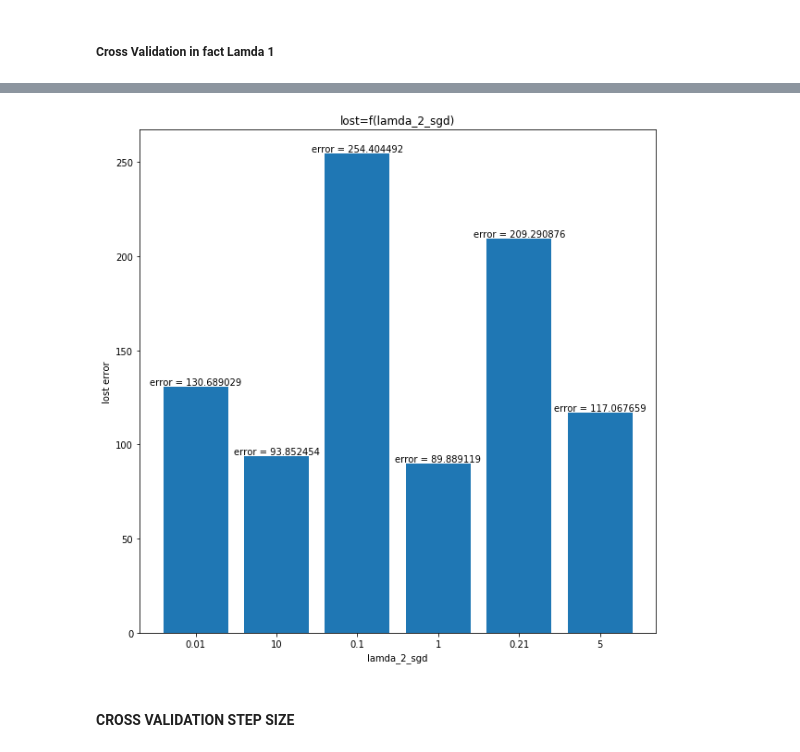
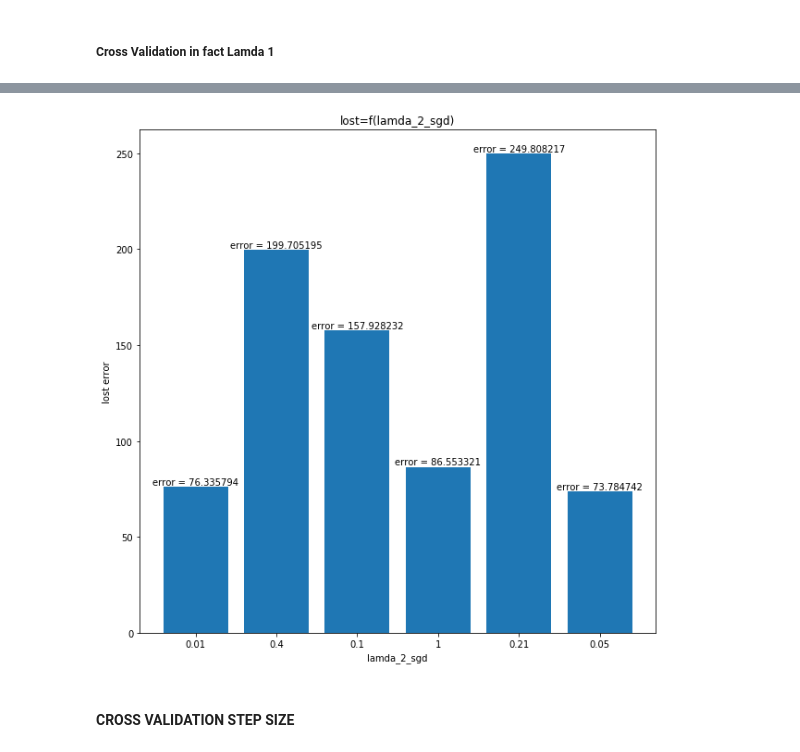
Before and after one commit to Panongbene/PROJECT_DATA_SCIENCE, a Jupyter notebook: optimization-convex/SOLVE_DL_HW3.ipynb, the cells around one changed output, grey strips where cells are left out. Saved outputs shown, nothing was run; the diff lists cells and outputs as text; code cells hidden in the pictures.

```diff
--- a/optimization-convex/SOLVE_DL_HW3.ipynb
+++ b/optimization-convex/SOLVE_DL_HW3.ipynb
@@ -416,8 +413,8 @@ def traning_mini_bath_SGD(data_X, data_Y, lamda_1, lamda_2, step_size, nb_neuron
     """we use this function for training the weights using mini bath sge """
 
     # initialize weight
-    W_1 = 0.001*np.random.rand(data_X.shape[1], nb_neuronal_first_layer)
-    W_2 = 0.001*np.random.rand(nb_neuronal_first_layer, 1)#0.1*np.ones((1, nb_output_first_layer))
+    W_1 = 0.01*np.random.rand(data_X.shape[1], nb_neuronal_first_layer)
+    W_2 = 0.01*np.random.rand(nb_neuronal_first_layer, 1)#0.1*np.ones((1, nb_output_first_layer))
     training_error = list()
 
     batch_list = [random.randint(0,data_X.shape[0])%data_X.shape[0] for i in range(size_batch)]
@@ -429,8 +426,8 @@ def traning_mini_bath_SGD(data_X, data_Y, lamda_1, lamda_2, step_size, nb_neuron
         for j in batch_list:
             W_1_grad, W_2_grad = gradient_loss_g_i(pd.DataFrame(data_X.iloc[j]).T, data_Y[j], W_1, W_2, lamda_1, lamda_2)
 
-            W_1_g = W_1_g + W_1_grad
-            W_2_g = W_2_g + W_2_grad
+            W_1_g = (W_1_g + W_1_grad)/size_batch
+            W_2_g = (W_2_g + W_2_grad)/size_batch
 
         #print(np.linalg.norm(W_2_grad))
         loss_ = loss_function_f(data_X, data_Y, W_1, W_2, lamda_1, lamda_2)
@@ -438,12 +435,12 @@ def traning_mini_bath_SGD(data_X, data_Y, lamda_1, lamda_2, step_size, nb_neuron
         #print(loss_)
         training_error.append(loss_)
 
-        W_1 = W_1 - step_size*W_1_grad
-        W_2 = W_2 - step_size*W_2_grad
+        W_1 = W_1 - step_size*W_1_g
+        W_2 = W_2 - step_size*W_2_g
     #print(W_2)
     return W_1, W_2, training_error
 # %%
-l1, l2, training_error = traning_mini_bath_SGD(data_X, data_Y, lamda_1, lamda_2, step_size, nb_neuronal_first_layer, size_batch, 200)
+l1, l2, training_error = traning_mini_bath_SGD(data_X, data_Y, lamda_1, lamda_2, step_size, nb_neuronal_first_layer, size_batch, 1000)
 # %%
 N = np.arange(len(training_error))
 plot_figure(training_error, N, "training_error", "Training error Number iteration", 'Number iteration', 'Training Error')
@@ -458,11 +455,10 @@ nb_neurone = 10
 # %% [markdown]
 ##### Cross Validation in fact Lamda 1
 # %%
-lamda_2 = 0.1
+lamda_2 = 0.01
 step_size = 0.01
-size_batch = 50
-list_parameter_lamda_1 = [0.01, 10, 0.1, 1, 0.21, 5]
-# size data
+size_batch = 1
+list_parameter_lamda_1 = [0.001, 10, 0.1, 1, 0.21, 5]
 size_data = data_X.shape[0]
 
 # build different k fold
@@ -497,8 +493,8 @@ plot_hist(["0.01", "10", "0.1", "1", "0.21", "5"], error_cross_validation_lamda_
 # %%
-lamda_1 = 0.1
-step_size = 0.01
-size_batch = 50
-list_parameter_lamda_2 = [0.01, 10, 0.1, 1, 0.21, 5]
+lamda_1 = 0.01
+step_size = 0.001
+size_batch = 1
+list_parameter_lamda_2 = [0.01, 0.4, 0.1, 1, 0.21, 0.05]
 
 # size data
 size_data = data_X.shape[0]
@@ -521,15 +517,15 @@ for i in range(len(list_parameter_lamda_2)):
         testing_X = data_X[[x not in training_index for x in  data_X.index.values.tolist()]]
         testing_Y = data_Y.T[[x not in training_index for x in  data_X.index.values.tolist()]].T
 
-        l1, l2, training_error = traning_mini_bath_SGD(training_X, training_Y, lamda_1, list_parameter_lamda_2[i], step_size, nb_neurone, 1, 115)
+        l1, l2, training_error = traning_mini_bath_SGD(training_X, training_Y, lamda_1, list_parameter_lamda_2[i], step_size, nb_neurone, size_batch, 115)
         tamp_1 = loss_function_f(testing_X, testing_Y, l1, l2, lamda_1, list_parameter_lamda_2[i])
 
         error_k_fold.append(tamp_1)
     error_cross_validation_lamda_2_.append(np.mean(error_k_fold))
 # %%
-plot_hist(["0.01", "10", "0.1", "1", "0.21", "5"], error_cross_validation_lamda_2_, "lost=f(lamda_2_sgd)", "lamda_2_sgd", "lost error")
+plot_hist(["0.01", "0.4", "0.1", "1", "0.21", "0.05"], error_cross_validation_lamda_2_, "lost=f(lamda_2_sgd)", "lamda_2_sgd", "lost error")
 # %% [output]
-[figure, old version]
+[figure, new version]
 # %% [markdown]
 #### CROSS VALIDATION STEP SIZE
 # %%
```
Also changed, not shown: parts of 71 cells of this notebook.
